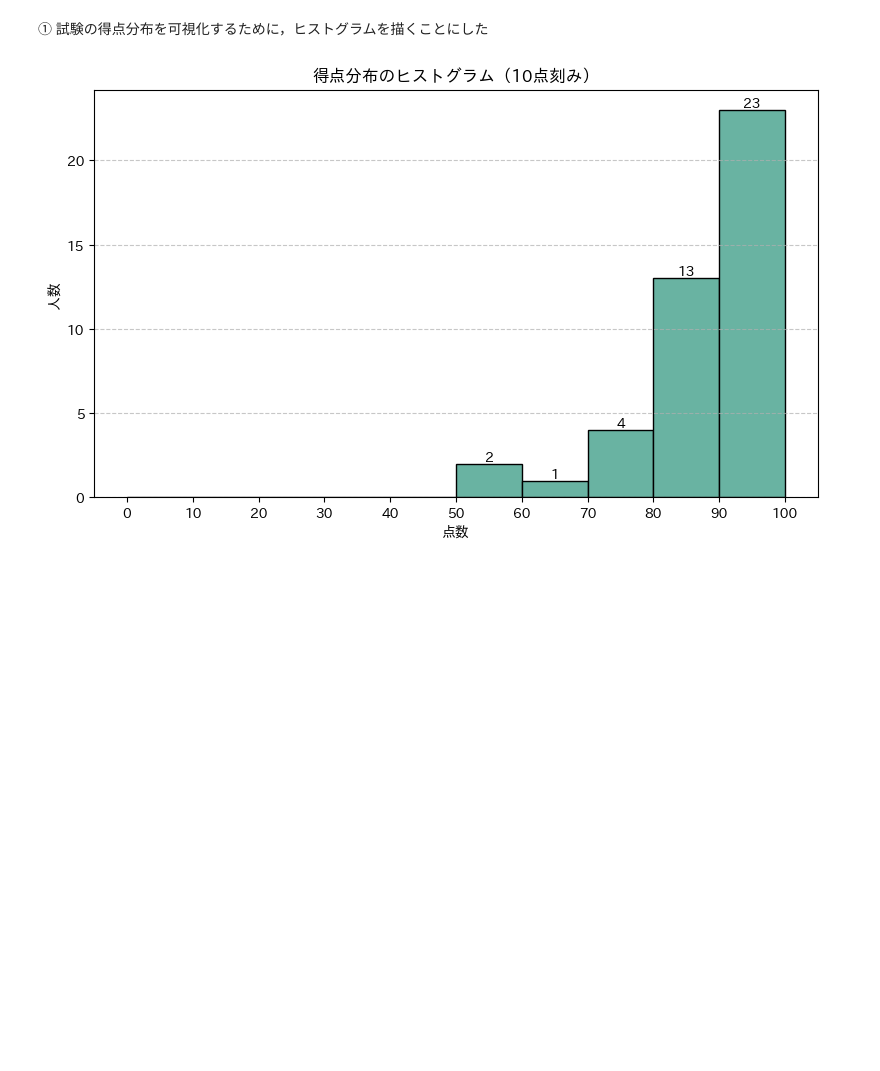
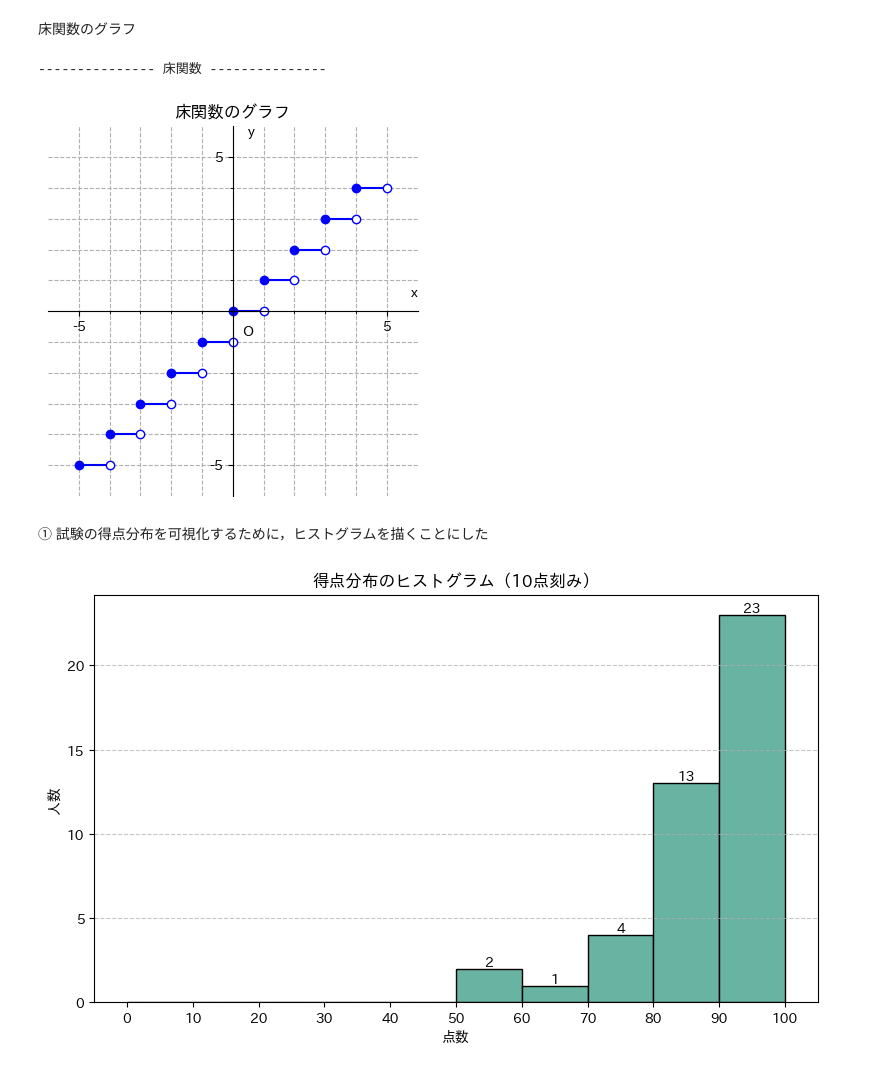
Before and after one commit to KL-GH0001/SSH2026, a Jupyter notebook: SSH2026_PMPlot.ipynb, the cells around one changed output. Saved outputs shown, nothing was run; the diff lists cells and outputs as text; code cells hidden in the pictures; blank space fills up the shorter version.

```diff
--- a/SSH2026_PMPlot.ipynb
+++ b/SSH2026_PMPlot.ipynb
@@ -21,3 +87,71 @@ Successfully installed japanize-matplotlib-1.1.3
+# %% [markdown]
+床関数のグラフ
+# %%
+import numpy as np
+import matplotlib.pyplot as plt
+import japanize_matplotlib
+
+print('--------------- 床関数 ---------------' )
+
+# xの値のリスト，yの値のリストを用意する
+x = np.linspace(-5, 5, 1000)
+y = np.floor(x)
+
+# グラフの描画領域
+fig, ax = plt.subplots()
+
+# 縦横比(アスペクト)を1:1にする
+ax.set_aspect('equal', adjustable='box')
+
+# 床関数の階段状の線分を描画
+for i in range(-5, 5):
+    ax.plot([i, i+1], [np.floor(i)]*2, color='blue')
+    ax.plot(i, np.floor(i), 'o', color='blue', markerfacecolor='blue')      # ●
+    ax.plot(i+1, np.floor(i), 'o', color='blue', markerfacecolor='white')   # ○
+
+# グラフタイトル
+ax.set_title('床関数のグラフ')
+
+# グラフの範囲
+ax.set_xlim(-6, 6)
+ax.set_ylim(-6, 6)
+
+# 主目盛り（5 おき）
+ax.set_xticks(np.arange(-5, 6, 5))
+ax.set_yticks(np.arange(-5, 6, 5))
+
+# 副目盛り（1 おき）
+ax.set_xticks(np.arange(-5, 6, 1), minor=True)
+ax.set_yticks(np.arange(-5, 6, 1), minor=True)
+
+# グリッド（破線）
+ax.grid(which='both', linestyle='--')
+
+# x軸とy軸の表示
+ax.spines['left'].set_position('zero')
+ax.spines['bottom'].set_position('zero')
+ax.spines['right'].set_visible(False)
+ax.spines['top'].set_visible(False)
+
+# 軸ラベル（端）
+ax.text(6, 0.8, 'x', ha='right', va='top')
+ax.text(0.5, 6, 'y', ha='left', va='top')
+
+# 目盛りラベル原点0を消す
+ax.set_xticklabels(['' if t == 0 else int(t) for t in ax.get_xticks()])
+ax.set_yticklabels(['' if t == 0 else int(t) for t in ax.get_yticks()])
+
+# 原点義豪Oを表示
+ax.text(0.3, -0.8, 'O')
+
+# 画像として保存
+# plt.savefig('01floor_function.png', dpi=300, bbox_inches='tight')
+
+# 表示
+plt.show()
+# %% [output]
+--------------- 床関数 ---------------
+[figure, added]
 # %% [markdown]
 ① 試験の得点分布を可視化するために，ヒストグラムを描くことにした
 # %%
```
Also changed, not shown: parts of 3 cells of this notebook, 7 other files.
